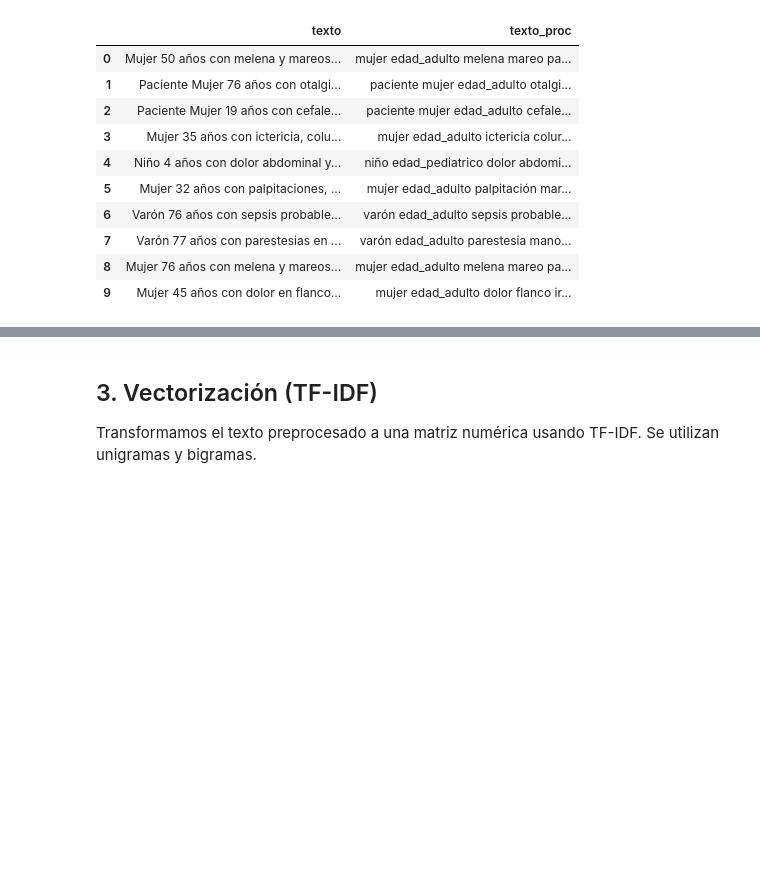
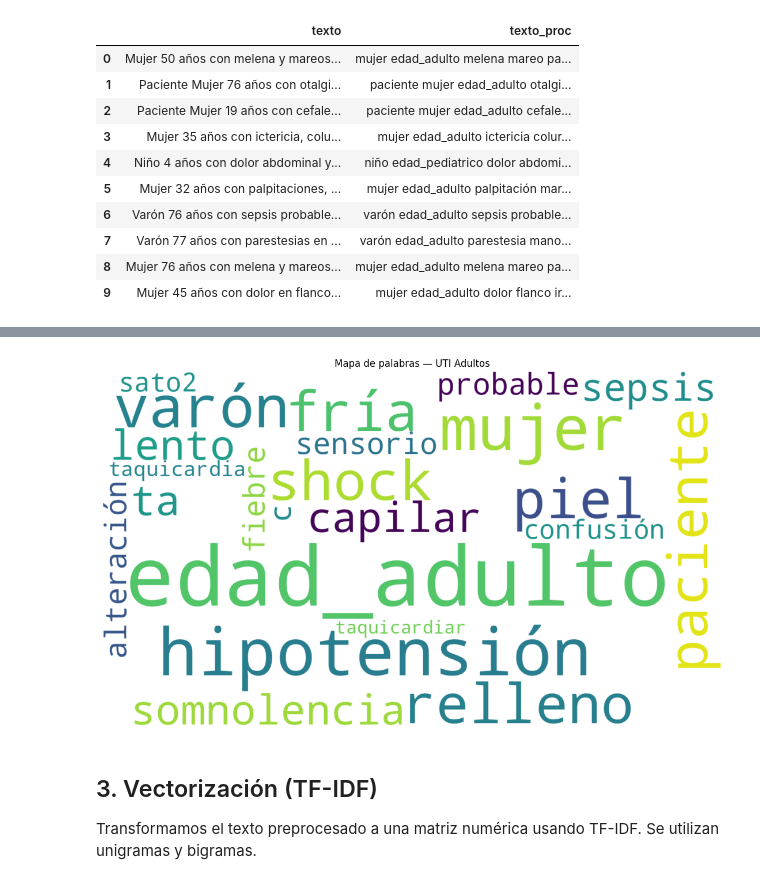
Before and after one commit to jsalafica/Data-Science-III, a Jupyter notebook: Entrega_Final_DSIII_Javier_Salafica2.ipynb, the cells around one changed output, grey strips where cells are left out. Saved outputs shown, nothing was run; the diff lists cells and outputs as text; code cells hidden in the pictures; blank space fills up the shorter version.

```diff
--- a/Entrega_Final_DSIII_Javier_Salafica2.ipynb
+++ b/Entrega_Final_DSIII_Javier_Salafica2.ipynb
@@ -181,3 +201,26 @@ df[["texto", "texto_proc"]].head(10)
+# %%
+def wordcloud_por_servicio(servicio, max_words=200):
+    subset = df.loc[df["servicio"] == servicio, "texto_proc"].dropna().astype(str)
+    texto = " ".join(subset.tolist())
+
+    wc = WordCloud(
+        width=1400,
+        height=800,
+        background_color="white",
+        max_words=max_words,
+        collocations=False
+    ).generate(texto)
+
+    plt.figure(figsize=(14, 8))
+    plt.imshow(wc, interpolation="bilinear")
+    plt.axis("off")
+    plt.title(f"Mapa de palabras — {servicio}")
+    plt.show()
+
+# Ejemplo:
+wordcloud_por_servicio("UTI Adultos")
+# %% [output]
+[figure, added]
 # %% [markdown]
 ## 3. Vectorización (TF-IDF)
 
```
Also changed, not shown: parts of 2 cells of this notebook.
